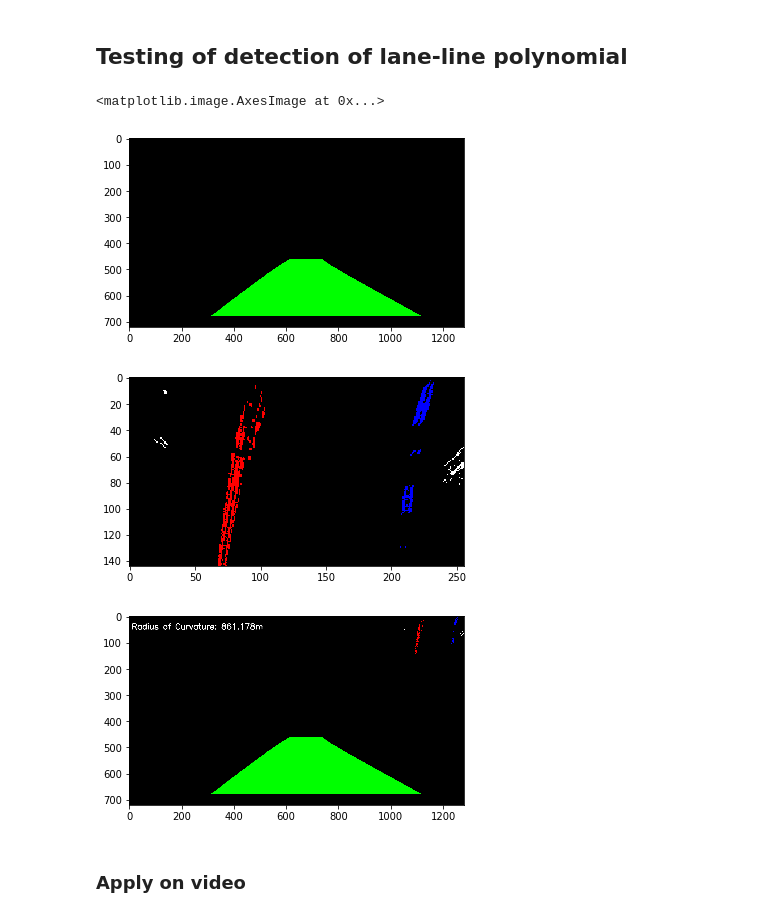
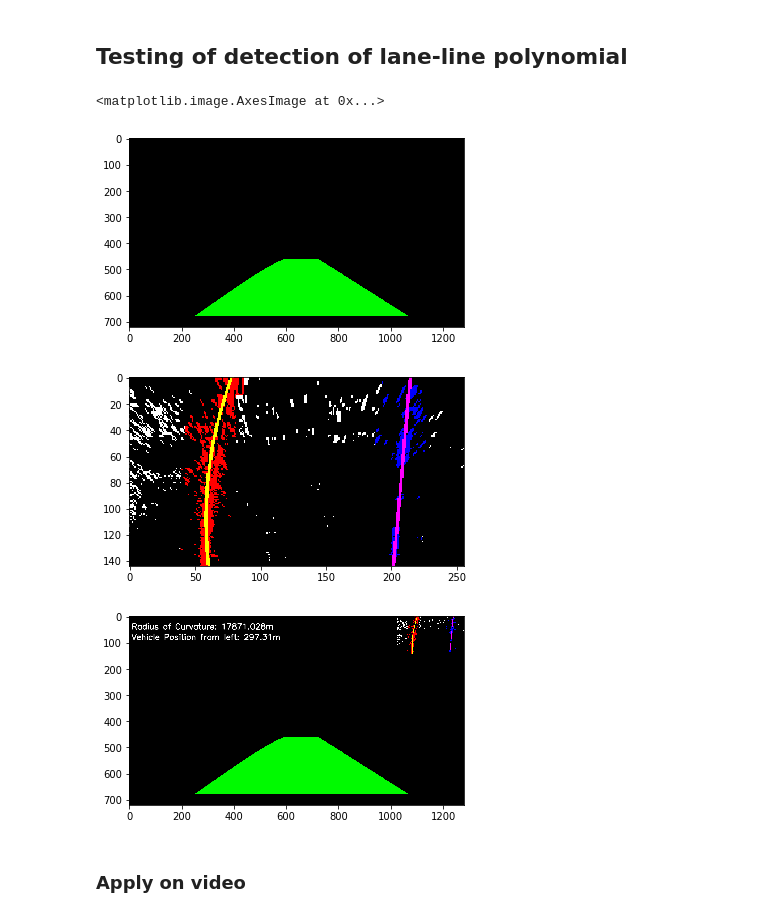
Before and after one commit to rekon/CarND-Finding_Lane_Lines_advanced, a Jupyter notebook: code1.ipynb, the cells around one changed output. Cells and saved outputs as stored; diff of their text form; code cells hidden in the pictures.

Commit message:
Added project output video and vehicle position

```diff
--- a/code1.ipynb
+++ b/code1.ipynb
@@ -204,7 +220,7 @@ def preprocess_image( img ):
         plt.imshow(get_mp_image(img))
         '''
         undistorted_image = cv2.undistort(img, DIST_MATRIX, DIST_COEFF, None, DIST_MATRIX)
-        sobeled_image, sobeled_image_color = apply_sobel( undistorted_image, (180,250), (50,150))
+        sobeled_image, sobeled_image_color = apply_sobel( undistorted_image, (180,250), (20,100))
         '''
         plt.subplot(1,3,2)
         plt.imshow(sobeled_image,cmap='gray')
@@ -371,7 +397,7 @@ def place_back_calculated_path(warped_image,left_fit,right_fit):
     pts = np.hstack((pts_left, pts_right))
 
     # Draw the lane onto the warped blank image
-    cv2.fillPoly(color_warp, np.int_([pts]), (0,255, 0))
+    cv2.fillPoly(color_warp, np.int_([pts]), (0,250, 0))
 
     # Warp the blank back to original image space using inverse perspective matrix (INV_PERSPECTIVE_MATRIX)
     newwarp = cv2.warpPerspective(color_warp, INV_PERSPECTIVE_MATRIX, (warped_image.shape[1], warped_image.shape[0]))
@@ -401,35 +427,63 @@ def radius_of_curvature( left_fit,right_fit ):
     # Now our radius of curvature is in meters
     # print(left_curverad, 'm', right_curverad, 'm')
     return (left_curverad + right_curverad)/2
+# %%
+def vehicle_position(left_fit,right_fit):
+    left_fitx = left_fit[0]*720**2 + left_fit[1]*720 + left_fit[2]
+    right_fitx = right_fit[0]*720**2 + right_fit[1]*720 + right_fit[2]
+
+    # Define conversions in x and y from pixels space to meters
+    xm_per_pix = 3.7/700 # meters per pixel in x dimension
+
+    lane_mid = (left_fitx+right_fitx)/2
+
+    diff = np.absolute(360 - lane_mid)
+    return diff
 # %% [markdown]
 ## Testing of detection of lane-line polynomial
 # %%
 import cv2
 def test_lane_line_polynomial( original, pp_image ):
+    global FIRST_FRAME_DONE
+    global LEFT_FIT
+    global RIGHT_FIT
+
     left_x_base,right_x_base = get_histogram_peaks( pp_image )
-    left_fit, right_fit, warped_image = lane_polynomials( pp_image, left_x_base, right_x_base )
+
+    if FIRST_FRAME_DONE == False:
+        left_fit, right_fit, warped_image = lane_polynomials( pp_image, left_x_base, right_x_base )
+        FIRST_FRAME_DONE = True
+        LEFT_FIT = left_fit
+        RIGHT_FIT = right_fit
+    else:
+        left_fit, right_fit, warped_image = subsequent_lane_polynomials( pp_image, LEFT_FIT, RIGHT_FIT )
+        LEFT_FIT = left_fit
+        RIGHT_FIT = right_fit
     output_image = place_back_calculated_path(pp_image,left_fit, right_fit)
     RoC = radius_of_curvature(left_fit,right_fit)
-    return output_image,warped_image, RoC
+    pos = vehicle_position(left_fit,right_fit)
+    return output_image,warped_image, RoC, pos
 
-image = cv2.imread('./test_images/test6.jpg')
+
+image = cv2.imread('./test_images/test5.jpg')
 preprocessed_image = preprocess_image( image )
-resultant_img,_,RoC = test_lane_line_polynomial(image, preprocessed_image)
+resultant_img,_,RoC,pos = test_lane_line_polynomial(image, preprocessed_image)
 plt.imshow( resultant_img )
 plt.figure()
 _ = cv2.resize(_, (0,0), fx=0.2, fy=0.2)
 plt.imshow( _ )
 plt.figure()
 x_offset=np.int(resultant_img.shape[1]*0.8)
 y_offset=0
 resultant_img[y_offset:y_offset+_.shape[0], x_offset:x_offset+_.shape[1]] = _
 cv2.putText( resultant_img, 'Radius of Curvature: {:0.3f}m'.format(RoC), (10,50), cv2.FONT_HERSHEY_SIMPLEX, 1,(255,255,255),2,cv2.LINE_AA )
+cv2.putText( resultant_img, 'Vehicle Position from left: {:0.2f}m'.format(pos), (10,90), cv2.FONT_HERSHEY_SIMPLEX, 1,(255,255,255),2,cv2.LINE_AA )
 plt.imshow( resultant_img )
 # %% [output]
 <matplotlib.image.AxesImage at 0x...>
-[figure, old version]
+[figure, new version]
-[figure, old version]
+[figure, new version]
-[figure, old version]
+[figure, new version]
 # %% [markdown]
 ### Apply on video
 # %%
```
Also changed, not shown: parts of 10 cells of this notebook, 1 other file.
